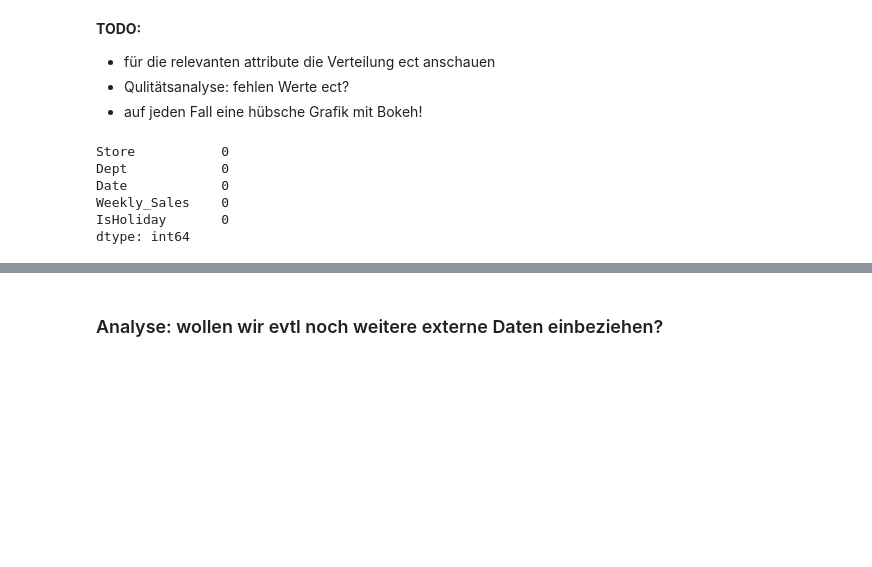
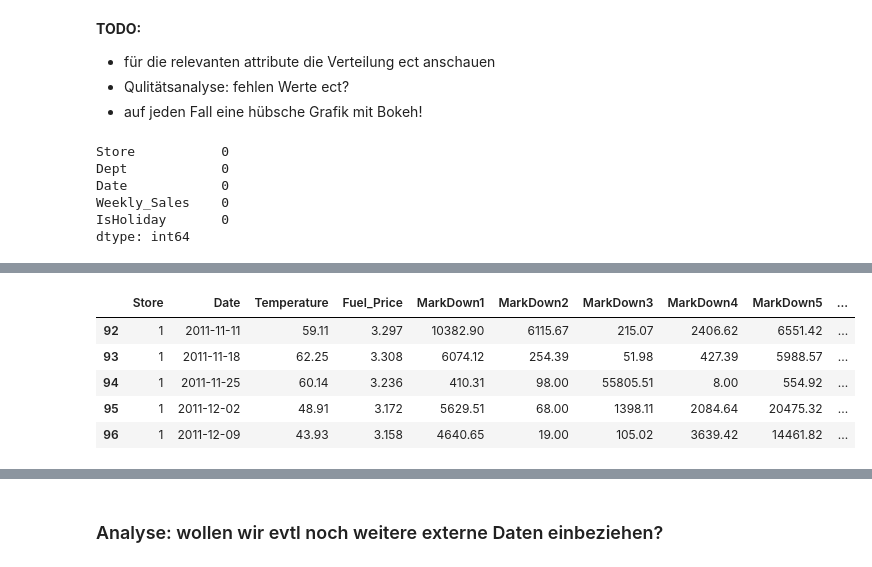
Before and after one commit to ben-haussner/data-mining-assignment, a Jupyter notebook: walmart_xmas_final_assignment.ipynb, the cells around one changed output, grey strips where cells are left out. Saved outputs shown, nothing was run; the diff lists cells and outputs as text; code cells hidden in the pictures; blank space fills up the shorter version.

```diff
--- a/walmart_xmas_final_assignment.ipynb
+++ b/walmart_xmas_final_assignment.ipynb
@@ -81,0 +175,10 @@ dtype: int64
+# %%
+featuresDf = featuresDf.dropna()
+featuresDf.head()
+# %% [output]
+|  | Store | Date | Temperature | Fuel_Price | MarkDown1 | MarkDown2 | MarkDown3 | MarkDown4 | MarkDown5 | ... |
+| 92 | 1 | 2011-11-11 | 59.11 | 3.297 | 10382.90 | 6115.67 | 215.07 | 2406.62 | 6551.42 | ... |
+| 93 | 1 | 2011-11-18 | 62.25 | 3.308 | 6074.12 | 254.39 | 51.98 | 427.39 | 5988.57 | ... |
+| 94 | 1 | 2011-11-25 | 60.14 | 3.236 | 410.31 | 98.00 | 55805.51 | 8.00 | 554.92 | ... |
+| 95 | 1 | 2011-12-02 | 48.91 | 3.172 | 5629.51 | 68.00 | 1398.11 | 2084.64 | 20475.32 | ... |
+| 96 | 1 | 2011-12-09 | 43.93 | 3.158 | 4640.65 | 19.00 | 105.02 | 3639.42 | 14461.82 | ... |
```
Also changed, not shown: parts of 29 cells of this notebook.
